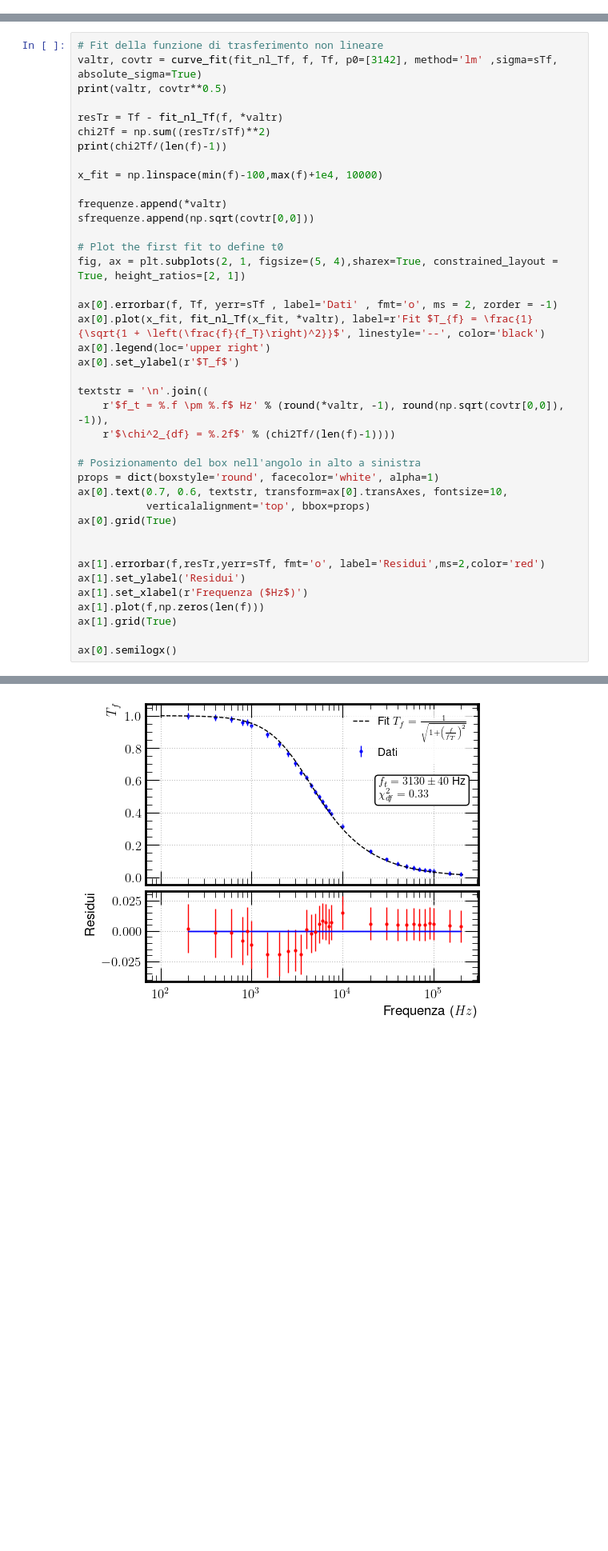
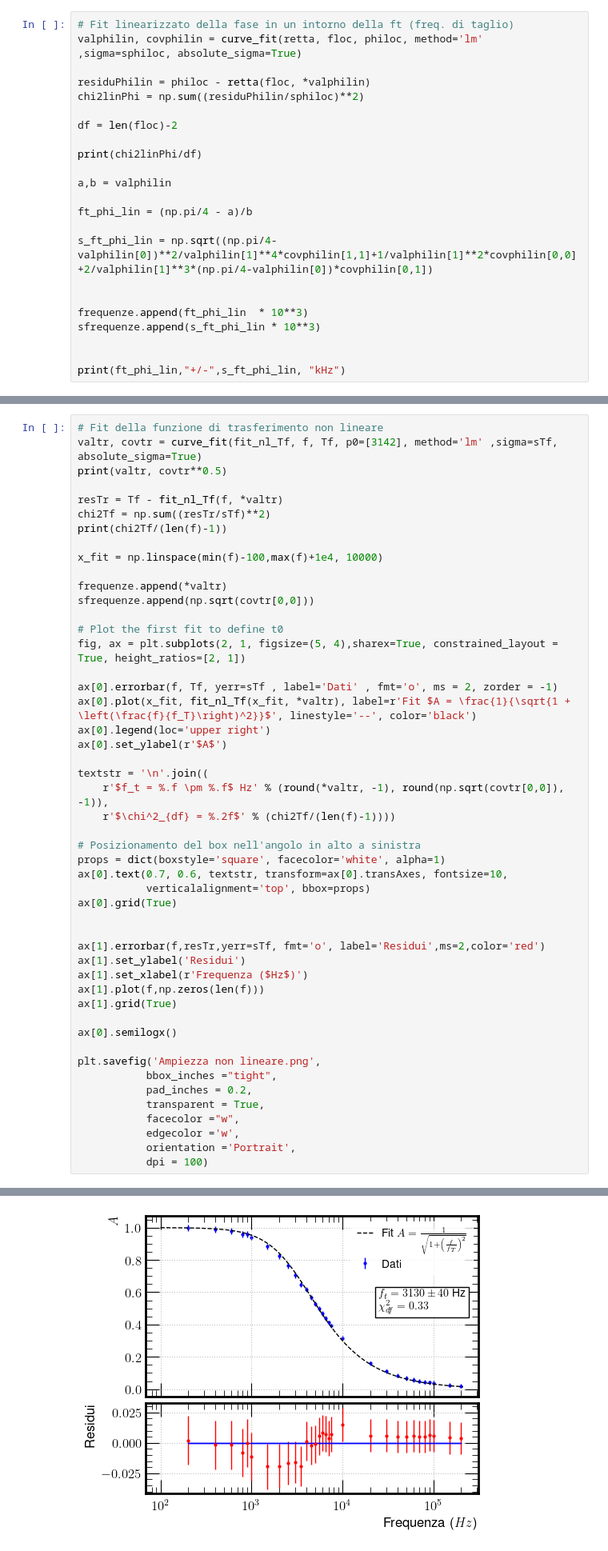
Before and after one commit to Fra005Ve/G09---SF2-, a Jupyter notebook: RC in frequenza/RCfrequenza.ipynb, the cells around one changed output, grey strips where cells are left out. Shown: that part at 80% size. Saved outputs shown, nothing was run; the diff lists cells and outputs as text; blank space fills up the shorter version.

```diff
--- a/RC in frequenza/RCfrequenza.ipynb
+++ b/RC in frequenza/RCfrequenza.ipynb
@@ -55,0 +99,23 @@ plt.rcParams['axes.prop_cycle'] = cycler(color=['b','g','r','c','m','y','k'])
+# %%
+# Fit linearizzato della fase in un intorno della ft (freq. di taglio)
+valphilin, covphilin = curve_fit(retta, floc, philoc, method='lm' ,sigma=sphiloc, absolute_sigma=True)
+
+residuPhilin = philoc - retta(floc, *valphilin)
+chi2linPhi = np.sum((residuPhilin/sphiloc)**2)
+
+df = len(floc)-2
+
+print(chi2linPhi/df)
+
+a,b = valphilin
+
+ft_phi_lin = (np.pi/4 - a)/b
+
+s_ft_phi_lin = np.sqrt((np.pi/4-valphilin[0])**2/valphilin[1]**4*covphilin[1,1]+1/valphilin[1]**2*covphilin[0,0]+2/valphilin[1]**3*(np.pi/4-valphilin[0])*covphilin[0,1])
+
+
+frequenze.append(ft_phi_lin  * 10**3)
+sfrequenze.append(s_ft_phi_lin * 10**3)
+
+
+print(ft_phi_lin,"+/-",s_ft_phi_lin, "kHz")
@@ -113,16 +444,16 @@ sfrequenze.append(np.sqrt(covtr[0,0]))
 fig, ax = plt.subplots(2, 1, figsize=(5, 4),sharex=True, constrained_layout = True, height_ratios=[2, 1])
 
 ax[0].errorbar(f, Tf, yerr=sTf , label='Dati' , fmt='o', ms = 2, zorder = -1)
-ax[0].plot(x_fit, fit_nl_Tf(x_fit, *valtr), label=r'Fit $T_{f} = \frac{1}{\sqrt{1 + \left(\frac{f}{f_T}\right)^2}}$', linestyle='--', color='black')
+ax[0].plot(x_fit, fit_nl_Tf(x_fit, *valtr), label=r'Fit $A = \frac{1}{\sqrt{1 + \left(\frac{f}{f_T}\right)^2}}$', linestyle='--', color='black')
 ax[0].legend(loc='upper right')
-ax[0].set_ylabel(r'$T_f$')
+ax[0].set_ylabel(r'$A$')
 
 textstr = '\n'.join((
     r'$f_t = %.f \pm %.f$ Hz' % (round(*valtr, -1), round(np.sqrt(covtr[0,0]), -1)),
     r'$\chi^2_{df} = %.2f$' % (chi2Tf/(len(f)-1))))
 
 # Posizionamento del box nell'angolo in alto a sinistra
-props = dict(boxstyle='round', facecolor='white', alpha=1)
+props = dict(boxstyle='square', facecolor='white', alpha=1)
 ax[0].text(0.7, 0.6, textstr, transform=ax[0].transAxes, fontsize=10,
            verticalalignment='top', bbox=props)
 ax[0].grid(True)
@@ -135,6 +466,15 @@ ax[1].plot(f,np.zeros(len(f)))
 ax[1].grid(True)
 
 ax[0].semilogx()
+
+plt.savefig('Ampiezza non lineare.png',
+           bbox_inches ="tight",
+           pad_inches = 0.2,
+           transparent = True,
+           facecolor ="w",
+           edgecolor ='w',
+           orientation ='Portrait',
+           dpi = 100)
 # %% [output]
 [3129.09064967] [[38.06771399]]
 0.3282637938355356
@@ -142,4 +481,4 @@ ax[0].semilogx()
-[figure, old version]
+[figure, new version]
 # %%
 # Fit della fase non lineare
 valphi, covphi = curve_fit(fit_nl_phi, f, phi, p0=[3106], method='lm' ,sigma=sphi, absolute_sigma=True)
```
Also changed, not shown: parts of 18 cells of this notebook, 7 other files.
